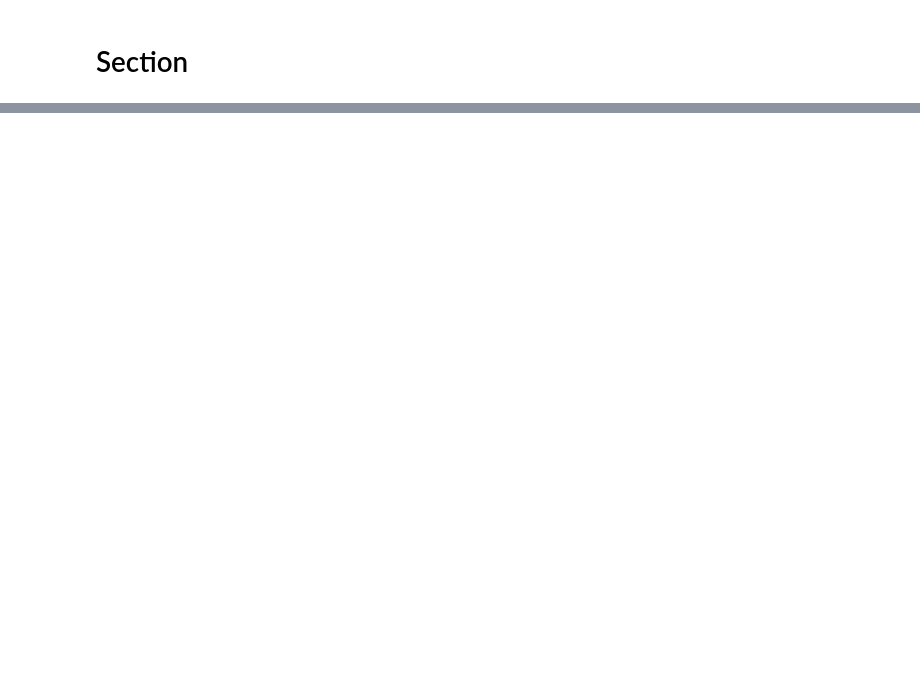
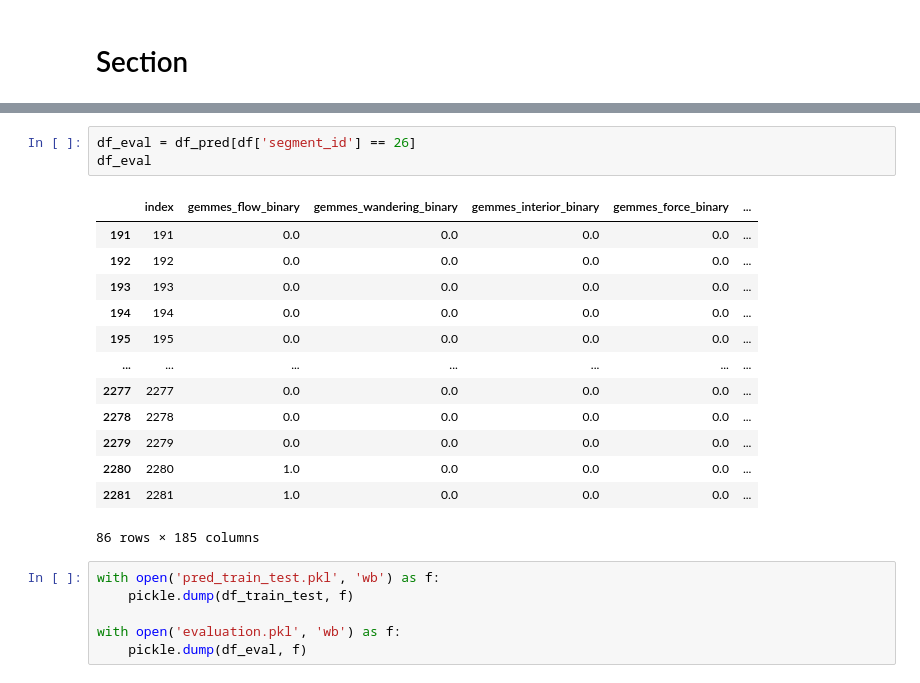
Before and after one commit to The-Deadly-Hyenas/Data-Classification, a Jupyter notebook: patrick/high_level.ipynb, the cells around one changed output, grey strips where cells are left out. Drawn from its saved outputs; the diff is of its cells as text; blank space fills up the shorter version.

```diff
--- a/patrick/high_level.ipynb
+++ b/patrick/high_level.ipynb
@@ -444,0 +526,23 @@ print(gs_cv.best_params_)
+# %%
+df_eval = df_pred[df['segment_id'] == 26]
+df_eval
+# %% [output]
+|  | index | gemmes_flow_binary | gemmes_wandering_binary | gemmes_interior_binary | gemmes_force_binary | ... |
+| 191 | 191 | 0.0 | 0.0 | 0.0 | 0.0 | ... |
+| 192 | 192 | 0.0 | 0.0 | 0.0 | 0.0 | ... |
+| 193 | 193 | 0.0 | 0.0 | 0.0 | 0.0 | ... |
+| 194 | 194 | 0.0 | 0.0 | 0.0 | 0.0 | ... |
+| 195 | 195 | 0.0 | 0.0 | 0.0 | 0.0 | ... |
+| ... | ... | ... | ... | ... | ... | ... |
+| 2277 | 2277 | 0.0 | 0.0 | 0.0 | 0.0 | ... |
+| 2278 | 2278 | 0.0 | 0.0 | 0.0 | 0.0 | ... |
+| 2279 | 2279 | 0.0 | 0.0 | 0.0 | 0.0 | ... |
+| 2280 | 2280 | 1.0 | 0.0 | 0.0 | 0.0 | ... |
+| 2281 | 2281 | 1.0 | 0.0 | 0.0 | 0.0 | ... |
+86 rows × 185 columns
+# %%
+with open('pred_train_test.pkl', 'wb') as f:
+    pickle.dump(df_train_test, f)
+
+with open('evaluation.pkl', 'wb') as f:
+    pickle.dump(df_eval, f)
```
Also changed, not shown: parts of 31 cells of this notebook, 4 other files.
